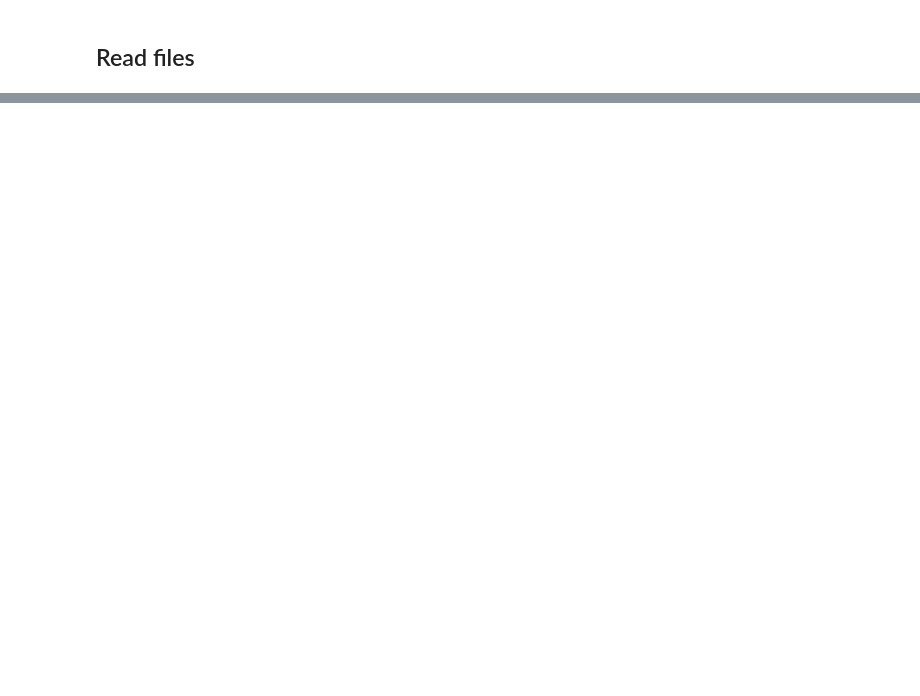
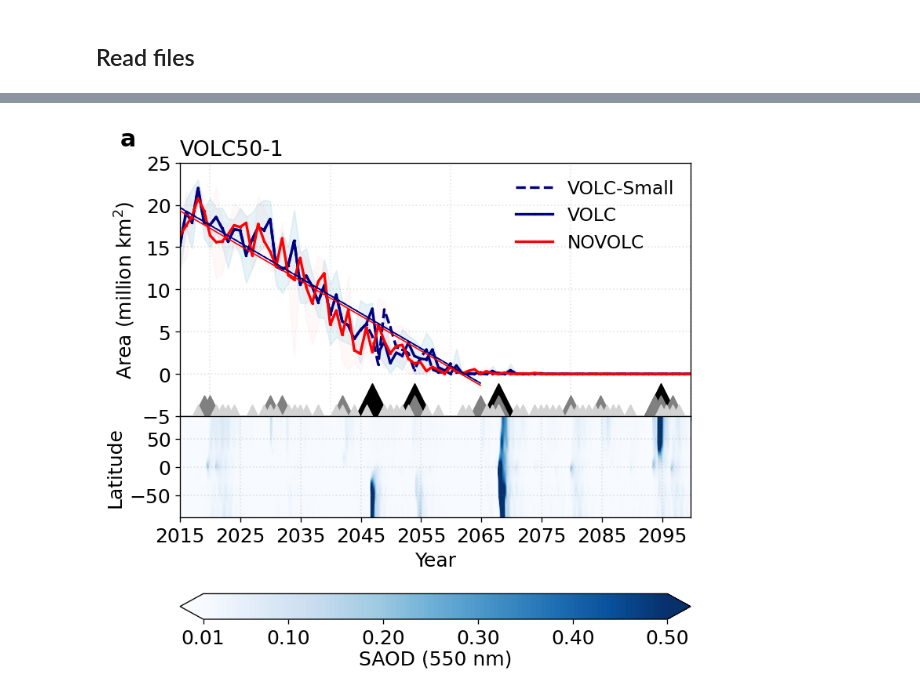
Before and after one commit to maychim/volc_ozone, a Jupyter notebook: Figure6.ipynb, the cells around one changed output, grey strips where cells are left out. Drawn from its saved outputs; the diff is of its cells as text; code cells hidden in the pictures; blank space fills up the shorter version.

```diff
--- a/Figure6.ipynb
+++ b/Figure6.ipynb
@@ -392,0 +175,21 @@ plt.show()
+# %%
+os.chdir('/gws/ssde/j25a/vplume/mchim/netcdf_files/SAOD_monthly/')
+
+ssp370_saod = {'novolc': novolc,
+              'volc50': volc50_1,
+              'volc50_2': volc50_2,
+              'volc98': volc98,
+              'volc25': volc25}
+
+for idx in ssp370_saod:
+
+    df = xr.open_dataset(idx+'_ssp370_monthly_SAOD.nc')
+
+    ssp370_saod[idx] = df.monthly_saod.mean(dim=['longitude','ensemble'])
+# %%
+path = '/home/users/mmc70/Notebooks/GRL_notebooks/GRL_data_repository/'
+
+df_volc25 = pd.read_csv(path+'stochastic_volc2_5.csv')
+df_volc50_1 = pd.read_csv(path+'stochastic_volc50_1.csv')
+df_volc50_2 = pd.read_csv(path+'stochastic_volc50_2.csv')
+df_volc98 = pd.read_csv(path+'stochastic_volc98.csv')
@@ -392,0 +280,24 @@ plt.show()
+# %%
+fig, (ax1,ax2) = plt.subplots(2, 1, figsize=(7,7),dpi=120, gridspec_kw={'height_ratios': [1, 1]})
+fig.subplots_adjust(wspace=0, hspace=0)
+
+daysince = np.arange(2015,2101,1)
+time_regr = np.arange(2015,2071,1)
+ax1.plot(daysince, ssp370_run['volc50_1s'].ozone_hole_area.mean(dim='ensemble'),
+         marker = 'o', color = 'navy', ls = '--', label = 'VOLC-Small', lw = 2, ms=1)
+ax1.plot(time_regr[:-5], volc50_1s_regr[:-5], color="navy", lw=1, ls='--', zorder = 4)
+
+plot_area_saod(ssp370_run['volc50_1'].ozone_hole_area.mean(dim='ensemble'),
+               ssp370_run['volc50_1'].ozone_hole_area.max(dim='ensemble'),
+               ssp370_run['volc50_1'].ozone_hole_area.min(dim='ensemble'),
+               volc50_1_regr, novolc_regr,
+               df_volc50_1, ssp370_saod['volc50'], 'VOLC50-1')
+
+
+ax1.legend(frameon=False, fontsize = 14)
+
+ax1.text(2005, 27, 'a', weight = 'bold', fontsize = 18)
+
+fig.savefig('/home/users/mmc70/Notebooks/ACP_ozone_notebooks/for_github/figures_pdf/figure6a.pdf')
+# %% [output]
+[figure, added]
```
Also changed, not shown: parts of 20 cells of this notebook, 14 other files.
